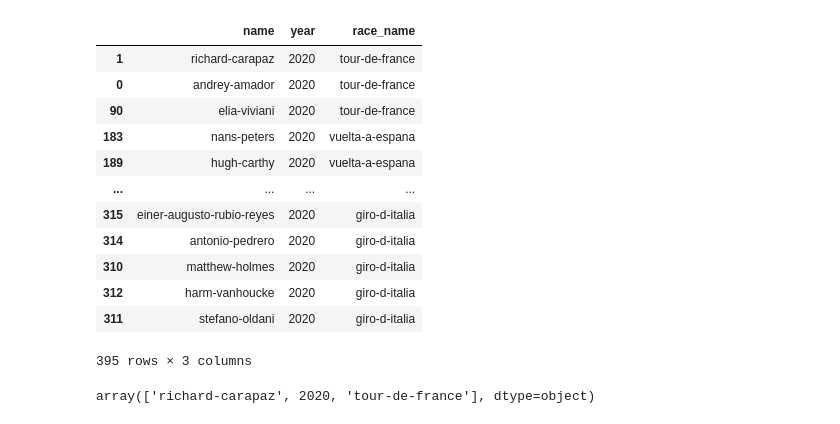
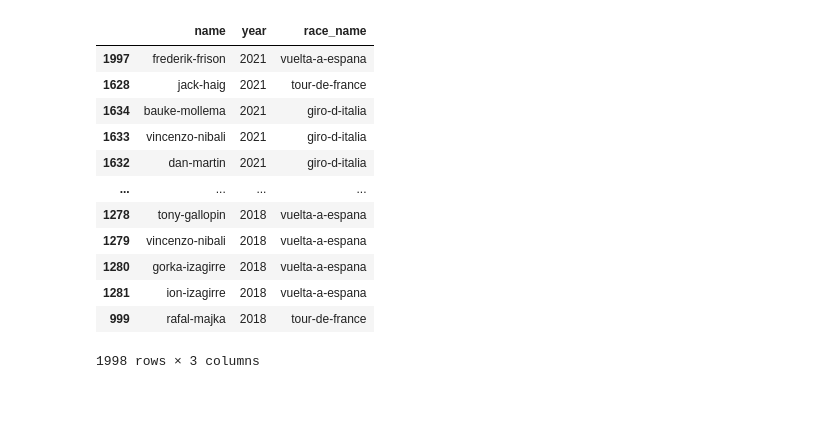
Before and after one commit to Michiel-DK/cycling_manager, a Jupyter notebook: notebooks/cnn.ipynb, the cells around one changed output. Saved outputs shown, nothing was run; the diff lists cells and outputs as text; code cells hidden in the pictures.

```diff
--- a/notebooks/cnn.ipynb
+++ b/notebooks/cnn.ipynb
@@ -36,23 +36,19 @@ Try using .loc[row_indexer,col_indexer] = value instead
 See the caveats in the documentation: https://pandas.pydata.org/pandas-docs/stable/user_guide/indexing.html#returning-a-view-versus-a-copy
   p0['adjusted parcours type'] = labels
 Processing done...
-# %%
-train[train['year']==2020]
-# %% [output]
-|  | name | year | race_name |
-| 1 | richard-carapaz | 2020 | tour-de-france |
-| 0 | andrey-amador | 2020 | tour-de-france |
-| 90 | elia-viviani | 2020 | tour-de-france |
-| 183 | nans-peters | 2020 | vuelta-a-espana |
-| 189 | hugh-carthy | 2020 | vuelta-a-espana |
-| ... | ... | ... | ... |
-| 315 | einer-augusto-rubio-reyes | 2020 | giro-d-italia |
-| 314 | antonio-pedrero | 2020 | giro-d-italia |
-| 310 | matthew-holmes | 2020 | giro-d-italia |
-| 312 | harm-vanhoucke | 2020 | giro-d-italia |
-| 311 | stefano-oldani | 2020 | giro-d-italia |
-395 rows × 3 columns
-# %%
-train.loc[1].values
-# %% [output]
-array(['richard-carapaz', 2020, 'tour-de-france'], dtype=object)
+# %%
+train
+# %% [output]
+|  | name | year | race_name |
+| 1997 | frederik-frison | 2021 | vuelta-a-espana |
+| 1628 | jack-haig | 2021 | tour-de-france |
+| 1634 | bauke-mollema | 2021 | giro-d-italia |
+| 1633 | vincenzo-nibali | 2021 | giro-d-italia |
+| 1632 | dan-martin | 2021 | giro-d-italia |
+| ... | ... | ... | ... |
+| 1278 | tony-gallopin | 2018 | vuelta-a-espana |
+| 1279 | vincenzo-nibali | 2018 | vuelta-a-espana |
+| 1280 | gorka-izagirre | 2018 | vuelta-a-espana |
+| 1281 | ion-izagirre | 2018 | vuelta-a-espana |
+| 999 | rafal-majka | 2018 | tour-de-france |
+1998 rows × 3 columns
```
Also changed, not shown: parts of 10 cells of this notebook, 4 other files.
